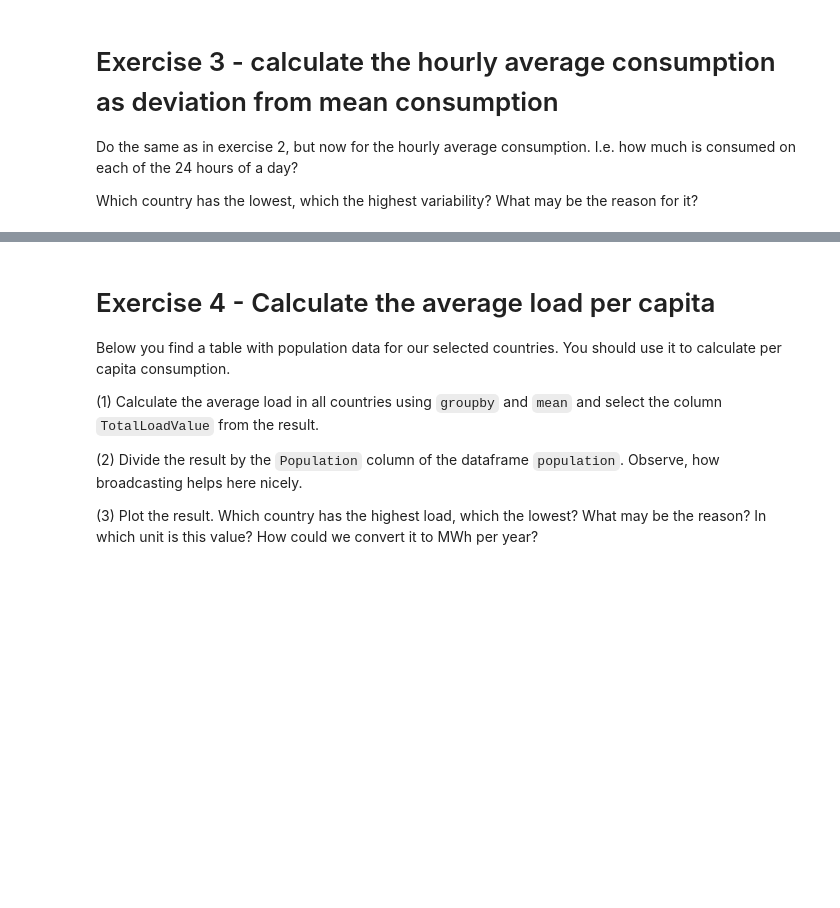
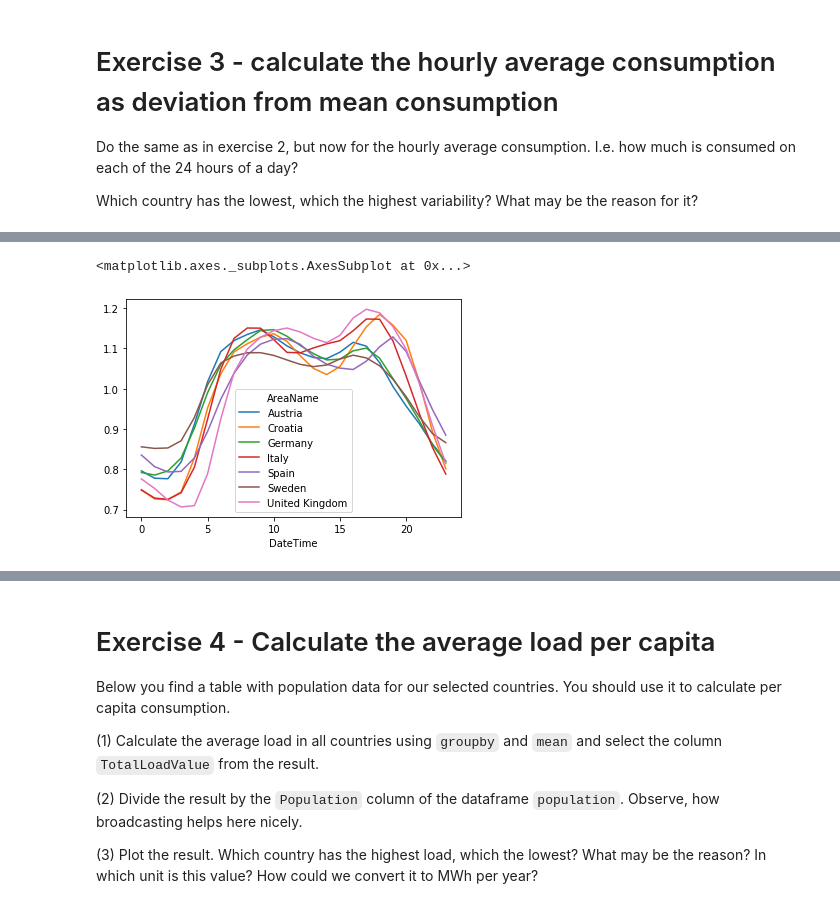
Before and after one commit to barbarakalous/homework-scientific-computing, a Jupyter notebook: homework06-pandas/homework06-barbarakalous.ipynb, the cells around one changed output, grey strips where cells are left out. Drawn from its saved outputs; the diff is of its cells as text; code cells hidden in the pictures; blank space fills up the shorter version.

```diff
--- a/homework06-pandas/homework06-barbarakalous.ipynb
+++ b/homework06-pandas/homework06-barbarakalous.ipynb
@@ -138,0 +261,4 @@ Which country has the lowest, which the highest variability? What may be the rea
+# %%
+#2
+power_demand_hour = power_demand_country.groupby([power_demand_country.index.hour, 'AreaName']).mean()
+power_demand_hour
@@ -138,0 +280,3 @@ Which country has the lowest, which the highest variability? What may be the rea
+# %%
+TotalLoadValue3 = power_demand_hour['TotalLoadValue']
+TotalLoadValue
@@ -138,0 +303,11 @@ Which country has the lowest, which the highest variability? What may be the rea
+# %%
+#4
+hourly_average_consumption = TotalLoadValue3 / TotalLoadValue2
+# %%
+#5
+result = hourly_average_consumption.unstack(level=-1)
+
+result.plot()
+# %% [output]
+<matplotlib.axes._subplots.AxesSubplot at 0x...>
+[figure, added]
```
Also changed, not shown: parts of 28 cells of this notebook.
